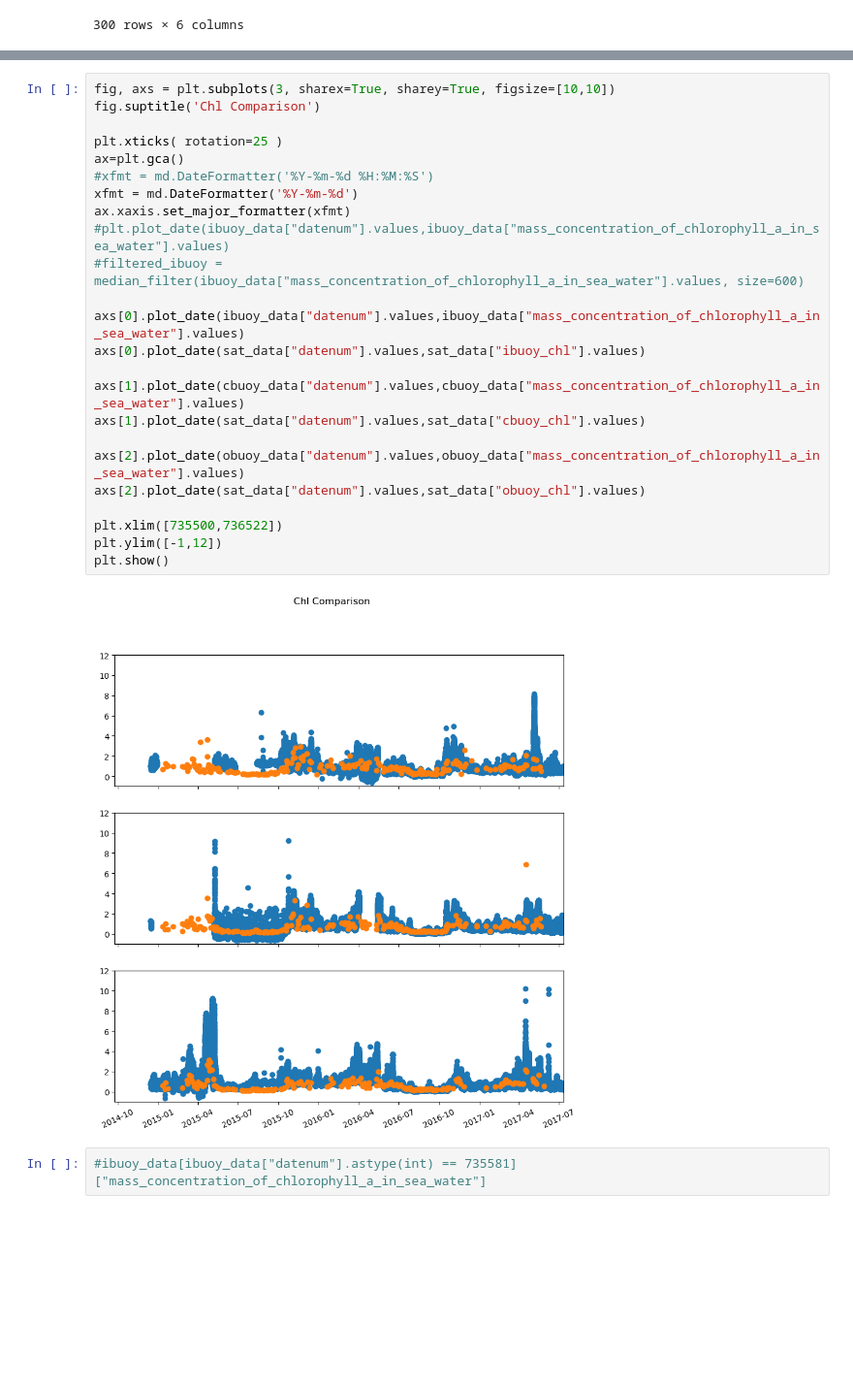
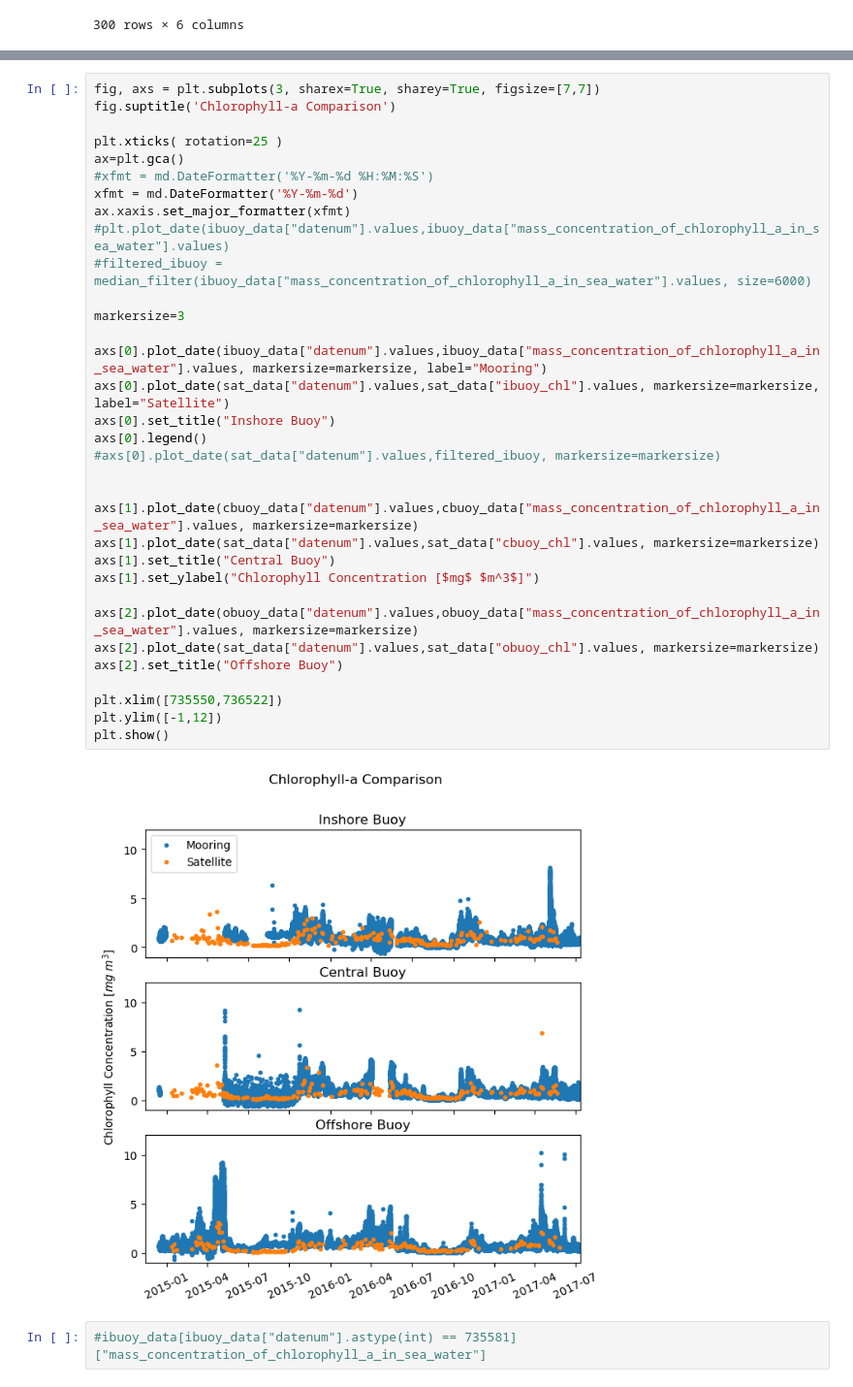
Before and after one commit to AmyPhung/2.688-Ocean-Instrumentation, a Jupyter notebook: ooi_lab/ooi_lab.ipynb, the cells around one changed output, grey strips where cells are left out. Shown at 97% size. Drawn from its saved outputs; the diff is of its cells as text; blank space fills up the shorter version.

```diff
--- a/ooi_lab/ooi_lab.ipynb
+++ b/ooi_lab/ooi_lab.ipynb
@@ -208,28 +223,37 @@ plt.show()
 # %%
-fig, axs = plt.subplots(3, sharex=True, sharey=True, figsize=[10,10])
-fig.suptitle('Chl Comparison')
+fig, axs = plt.subplots(3, sharex=True, sharey=True, figsize=[7,7])
+fig.suptitle('Chlorophyll-a Comparison')
 
 plt.xticks( rotation=25 )
 ax=plt.gca()
 #xfmt = md.DateFormatter('%Y-%m-%d %H:%M:%S')
 xfmt = md.DateFormatter('%Y-%m-%d')
 ax.xaxis.set_major_formatter(xfmt)
 #plt.plot_date(ibuoy_data["datenum"].values,ibuoy_data["mass_concentration_of_chlorophyll_a_in_sea_water"].values)
-#filtered_ibuoy = median_filter(ibuoy_data["mass_concentration_of_chlorophyll_a_in_sea_water"].values, size=600)
+#filtered_ibuoy = median_filter(ibuoy_data["mass_concentration_of_chlorophyll_a_in_sea_water"].values, size=6000)
 
-axs[0].plot_date(ibuoy_data["datenum"].values,ibuoy_data["mass_concentration_of_chlorophyll_a_in_sea_water"].values)
-axs[0].plot_date(sat_data["datenum"].values,sat_data["ibuoy_chl"].values)
+markersize=3
 
-axs[1].plot_date(cbuoy_data["datenum"].values,cbuoy_data["mass_concentration_of_chlorophyll_a_in_sea_water"].values)
-axs[1].plot_date(sat_data["datenum"].values,sat_data["cbuoy_chl"].values)
+axs[0].plot_date(ibuoy_data["datenum"].values,ibuoy_data["mass_concentration_of_chlorophyll_a_in_sea_water"].values, markersize=markersize, label="Mooring")
+axs[0].plot_date(sat_data["datenum"].values,sat_data["ibuoy_chl"].values, markersize=markersize, label="Satellite")
+axs[0].set_title("Inshore Buoy")
+axs[0].legend()
+#axs[0].plot_date(sat_data["datenum"].values,filtered_ibuoy, markersize=markersize)
 
-axs[2].plot_date(obuoy_data["datenum"].values,obuoy_data["mass_concentration_of_chlorophyll_a_in_sea_water"].values)
-axs[2].plot_date(sat_data["datenum"].values,sat_data["obuoy_chl"].values)
 
-plt.xlim([735500,736522])
+axs[1].plot_date(cbuoy_data["datenum"].values,cbuoy_data["mass_concentration_of_chlorophyll_a_in_sea_water"].values, markersize=markersize)
+axs[1].plot_date(sat_data["datenum"].values,sat_data["cbuoy_chl"].values, markersize=markersize)
+axs[1].set_title("Central Buoy")
+axs[1].set_ylabel("Chlorophyll Concentration [$mg$ $m^3$]")
+
+axs[2].plot_date(obuoy_data["datenum"].values,obuoy_data["mass_concentration_of_chlorophyll_a_in_sea_water"].values, markersize=markersize)
+axs[2].plot_date(sat_data["datenum"].values,sat_data["obuoy_chl"].values, markersize=markersize)
+axs[2].set_title("Offshore Buoy")
+
+plt.xlim([735550,736522])
 plt.ylim([-1,12])
 plt.show()
 # %% [output]
-[figure, old version]
+[figure, new version]
 # %%
 #ibuoy_data[ibuoy_data["datenum"].astype(int) == 735581]["mass_concentration_of_chlorophyll_a_in_sea_water"]
```
Also changed, not shown: parts of 11 cells of this notebook.
